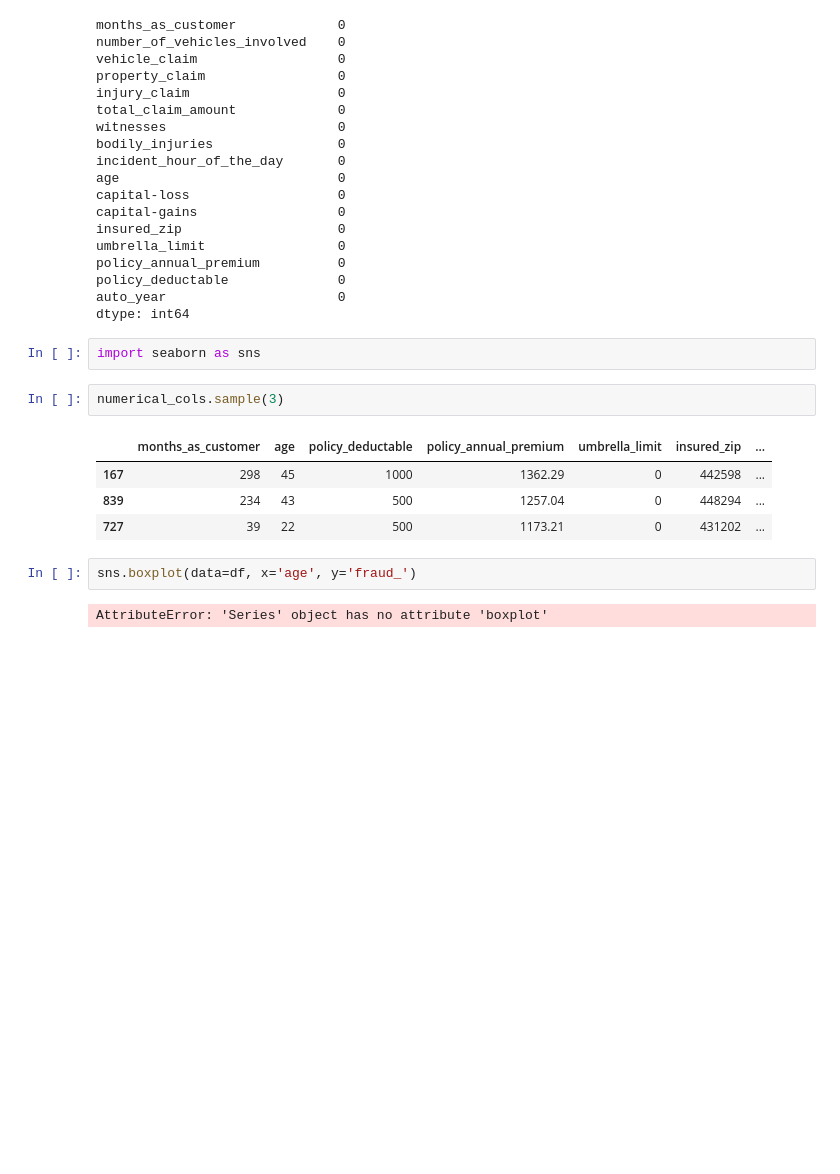
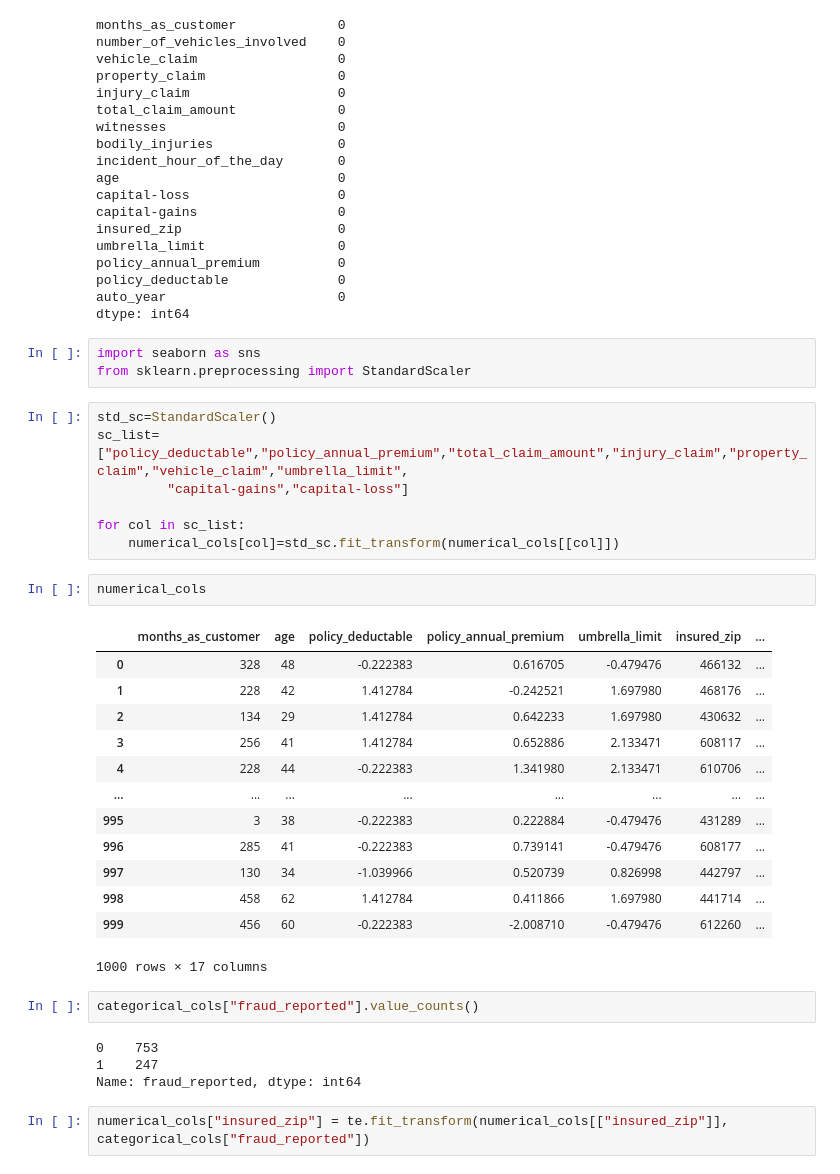
Before and after one commit to WaliaBhanu/Auto_Insurance_Fraud_Detection, a Jupyter notebook: experiments/auto.ipynb, the cells around one changed output. Drawn from its saved outputs; the diff is of its cells as text; blank space fills up the shorter version.

```diff
--- a/experiments/auto.ipynb
+++ b/experiments/auto.ipynb
@@ -238,14 +237,35 @@ auto_year                      0
 dtype: int64
 # %%
 import seaborn as sns
+from sklearn.preprocessing import StandardScaler
 # %%
-numerical_cols.sample(3)
+std_sc=StandardScaler()
+sc_list=["policy_deductable","policy_annual_premium","total_claim_amount","injury_claim","property_claim","vehicle_claim","umbrella_limit",
+         "capital-gains","capital-loss"]
+
+for col in sc_list:
+    numerical_cols[col]=std_sc.fit_transform(numerical_cols[[col]])
-# %% [output]
-|  | months_as_customer | age | policy_deductable | policy_annual_premium | umbrella_limit | insured_zip | ... |
-| 167 | 298 | 45 | 1000 | 1362.29 | 0 | 442598 | ... |
-| 839 | 234 | 43 | 500 | 1257.04 | 0 | 448294 | ... |
-| 727 | 39 | 22 | 500 | 1173.21 | 0 | 431202 | ... |
-# %%
-sns.boxplot(data=df, x='age', y='fraud_')
-# %% [output]
-AttributeError: 'Series' object has no attribute 'boxplot'
+# %%
+numerical_cols
+# %% [output]
+|  | months_as_customer | age | policy_deductable | policy_annual_premium | umbrella_limit | insured_zip | ... |
+| 0 | 328 | 48 | -0.222383 | 0.616705 | -0.479476 | 466132 | ... |
+| 1 | 228 | 42 | 1.412784 | -0.242521 | 1.697980 | 468176 | ... |
+| 2 | 134 | 29 | 1.412784 | 0.642233 | 1.697980 | 430632 | ... |
+| 3 | 256 | 41 | 1.412784 | 0.652886 | 2.133471 | 608117 | ... |
+| 4 | 228 | 44 | -0.222383 | 1.341980 | 2.133471 | 610706 | ... |
+| ... | ... | ... | ... | ... | ... | ... | ... |
+| 995 | 3 | 38 | -0.222383 | 0.222884 | -0.479476 | 431289 | ... |
+| 996 | 285 | 41 | -0.222383 | 0.739141 | -0.479476 | 608177 | ... |
+| 997 | 130 | 34 | -1.039966 | 0.520739 | 0.826998 | 442797 | ... |
+| 998 | 458 | 62 | 1.412784 | 0.411866 | 1.697980 | 441714 | ... |
+| 999 | 456 | 60 | -0.222383 | -2.008710 | -0.479476 | 612260 | ... |
+1000 rows × 17 columns
+# %%
+categorical_cols["fraud_reported"].value_counts()
+# %% [output]
+0    753
+1    247
+Name: fraud_reported, dtype: int64
+# %%
+numerical_cols["insured_zip"] = te.fit_transform(numerical_cols[["insured_zip"]], categorical_cols["fraud_reported"])
```
Also changed, not shown: parts of 28 cells of this notebook.
